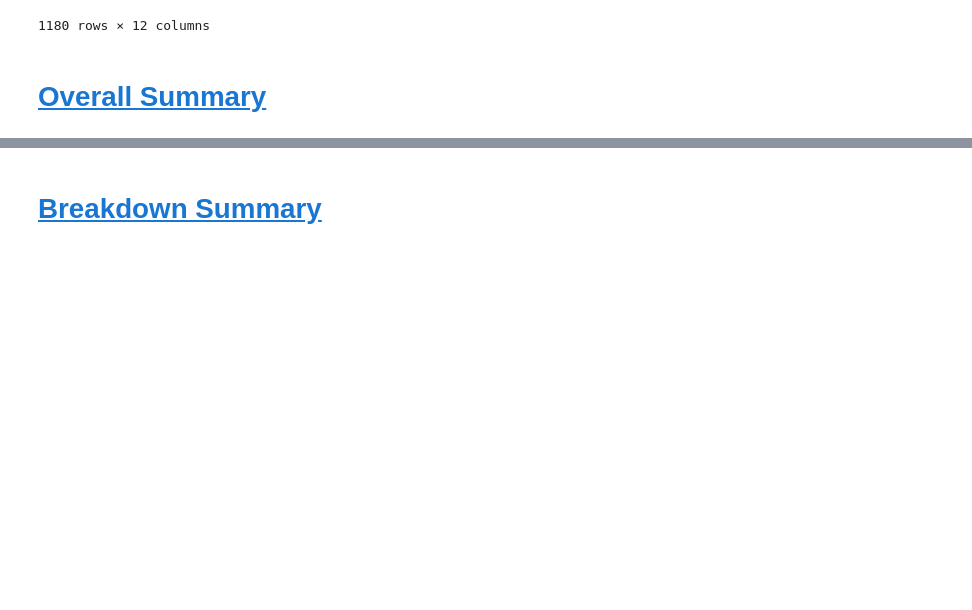
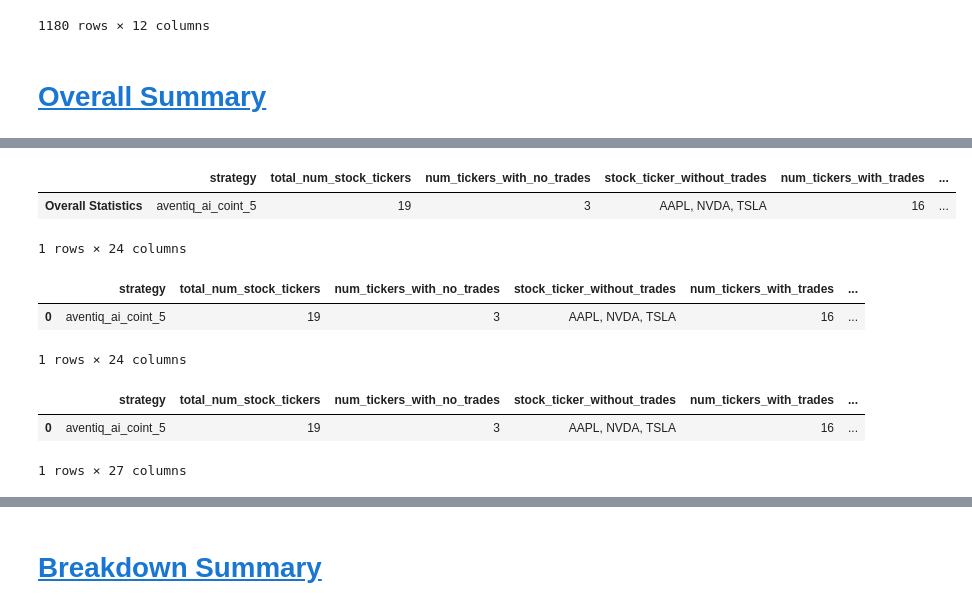
Before and after one commit to CKAbundant/sentiment, a Jupyter notebook: poc.ipynb, the cells around one changed output, grey strips where cells are left out. Saved outputs shown, nothing was run; the diff lists cells and outputs as text; code cells hidden in the pictures; blank space fills up the shorter version.

```diff
--- a/poc.ipynb
+++ b/poc.ipynb
@@ -686,0 +726,23 @@ overall
+# %%
+a.insert(0, "strategy", "aventiq_ai_coint_5")
+a
+# %% [output]
+|  | strategy | total_num_stock_tickers | num_tickers_with_no_trades | stock_ticker_without_trades | num_tickers_with_trades | ... |
+| Overall Statistics | aventiq_ai_coint_5 | 19 | 3 | AAPL, NVDA, TSLA | 16 | ... |
+1 rows × 24 columns
+# %%
+a = a.reset_index().drop(columns=["index"])
+a
+# %% [output]
+|  | strategy | total_num_stock_tickers | num_tickers_with_no_trades | stock_ticker_without_trades | num_tickers_with_trades | ... |
+| 0 | aventiq_ai_coint_5 | 19 | 3 | AAPL, NVDA, TSLA | 16 | ... |
+1 rows × 24 columns
+# %%
+a[["hf_model", "coint_corr_fn", "period"]] = a["strategy"].str.rsplit(
+    "_", n=2, expand=True
+)
+a
+# %% [output]
+|  | strategy | total_num_stock_tickers | num_tickers_with_no_trades | stock_ticker_without_trades | num_tickers_with_trades | ... |
+| 0 | aventiq_ai_coint_5 | 19 | 3 | AAPL, NVDA, TSLA | 16 | ... |
+1 rows × 27 columns
```
Also changed, not shown: parts of 8 cells of this notebook, 4 other files.
